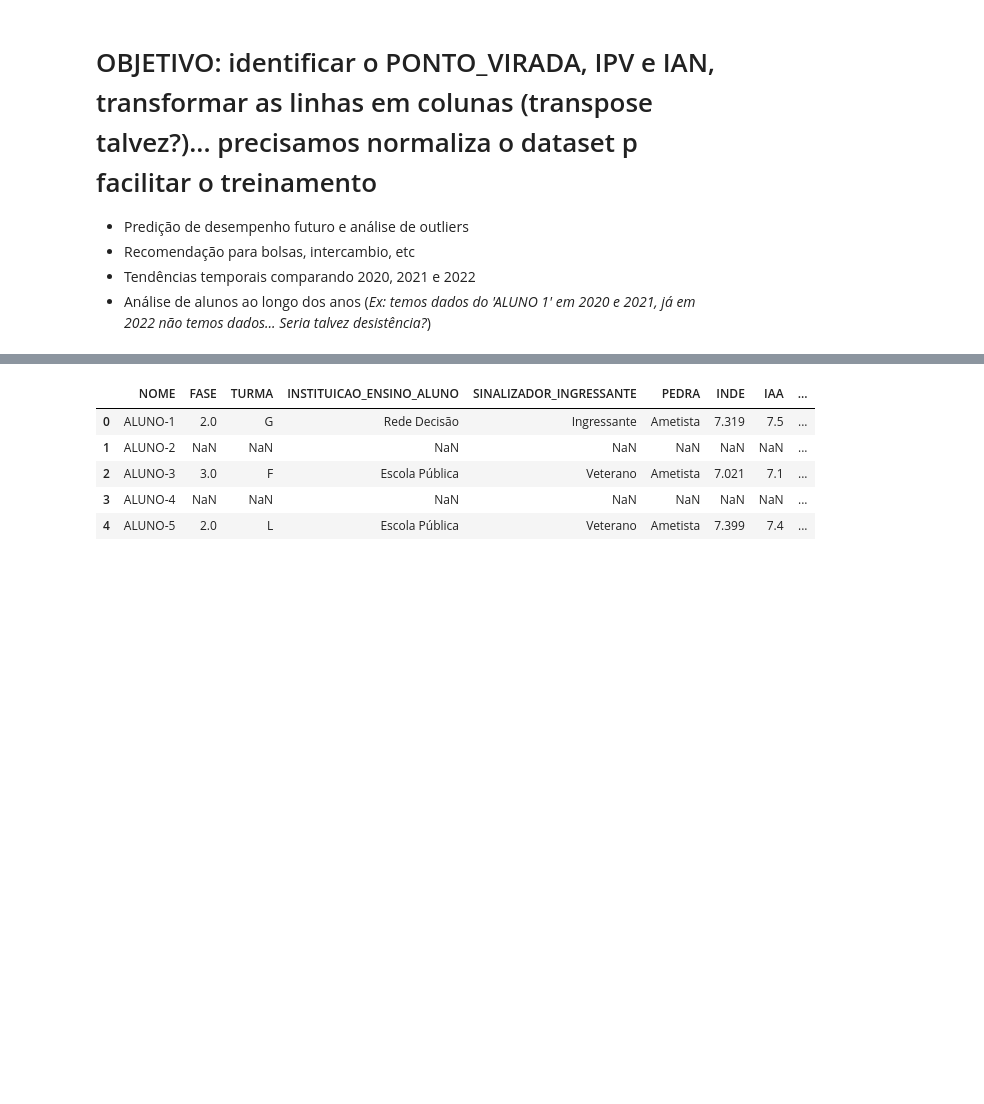
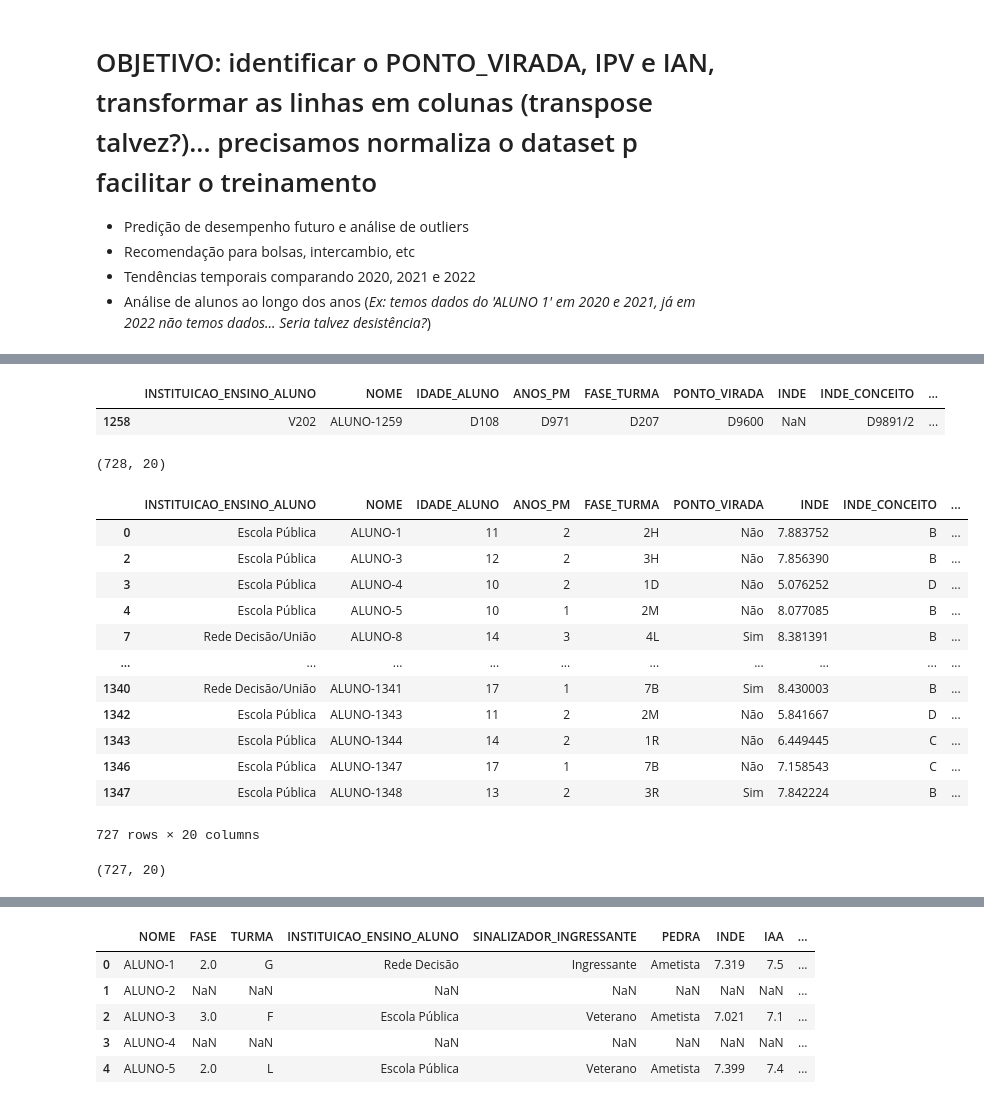
Before and after one commit to dhachcar/postech-tech-challenge-5, a Jupyter notebook: Tech_Challenge_5_Análise_Exploratória.ipynb, the cells around one changed output, grey strips where cells are left out. Saved outputs shown, nothing was run; the diff lists cells and outputs as text; code cells hidden in the pictures; blank space fills up the shorter version.

```diff
--- a/Tech_Challenge_5_Análise_Exploratória.ipynb
+++ b/Tech_Challenge_5_Análise_Exploratória.ipynb
@@ -129,0 +170,30 @@ Shape dataframe limpo 2022 (862, 32)
+# %%
+df_2020_clean[df_2020_clean['INDE'].isna()]
+# %% [output]
+|  | INSTITUICAO_ENSINO_ALUNO | NOME | IDADE_ALUNO | ANOS_PM | FASE_TURMA | PONTO_VIRADA | INDE | INDE_CONCEITO | ... |
+| 1258 | V202 | ALUNO-1259 | D108 | D971 | D207 | D9600 | NaN | D9891/2 | ... |
+# %%
+df_2020_clean.shape
+# %% [output]
+(728, 20)
+# %%
+df_2020_clean.drop(index=df_2020_clean[df_2020_clean['INDE'].isna()].index, inplace=True)
+df_2020_clean
+# %% [output]
+|  | INSTITUICAO_ENSINO_ALUNO | NOME | IDADE_ALUNO | ANOS_PM | FASE_TURMA | PONTO_VIRADA | INDE | INDE_CONCEITO | ... |
+| 0 | Escola Pública | ALUNO-1 | 11 | 2 | 2H | Não | 7.883752 | B | ... |
+| 2 | Escola Pública | ALUNO-3 | 12 | 2 | 3H | Não | 7.856390 | B | ... |
+| 3 | Escola Pública | ALUNO-4 | 10 | 2 | 1D | Não | 5.076252 | D | ... |
+| 4 | Escola Pública | ALUNO-5 | 10 | 1 | 2M | Não | 8.077085 | B | ... |
+| 7 | Rede Decisão/União | ALUNO-8 | 14 | 3 | 4L | Sim | 8.381391 | B | ... |
+| ... | ... | ... | ... | ... | ... | ... | ... | ... | ... |
+| 1340 | Rede Decisão/União | ALUNO-1341 | 17 | 1 | 7B | Sim | 8.430003 | B | ... |
+| 1342 | Escola Pública | ALUNO-1343 | 11 | 2 | 2M | Não | 5.841667 | D | ... |
+| 1343 | Escola Pública | ALUNO-1344 | 14 | 2 | 1R | Não | 6.449445 | C | ... |
+| 1346 | Escola Pública | ALUNO-1347 | 17 | 1 | 7B | Não | 7.158543 | C | ... |
+| 1347 | Escola Pública | ALUNO-1348 | 13 | 2 | 3R | Sim | 7.842224 | B | ... |
+727 rows × 20 columns
+# %%
+df_2020_clean.shape
+# %% [output]
+(727, 20)
```
Also changed, not shown: parts of 45 cells of this notebook, 1 other file.
